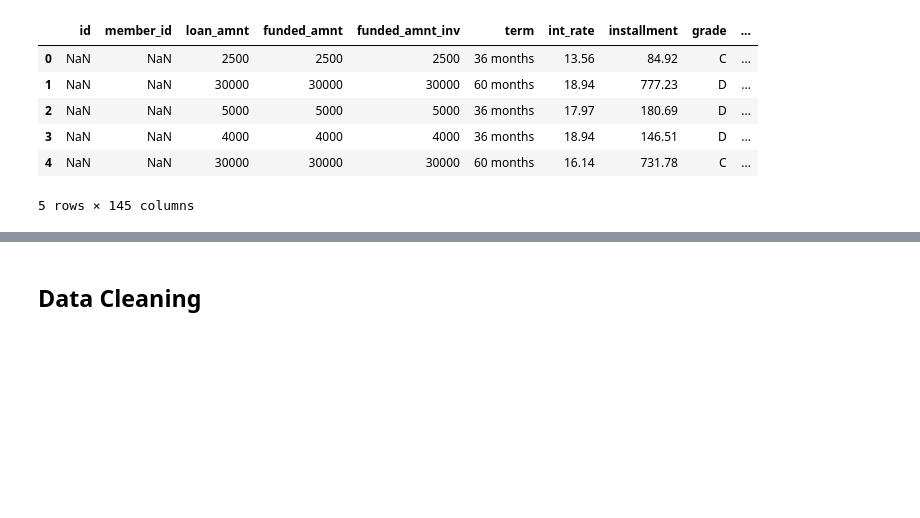
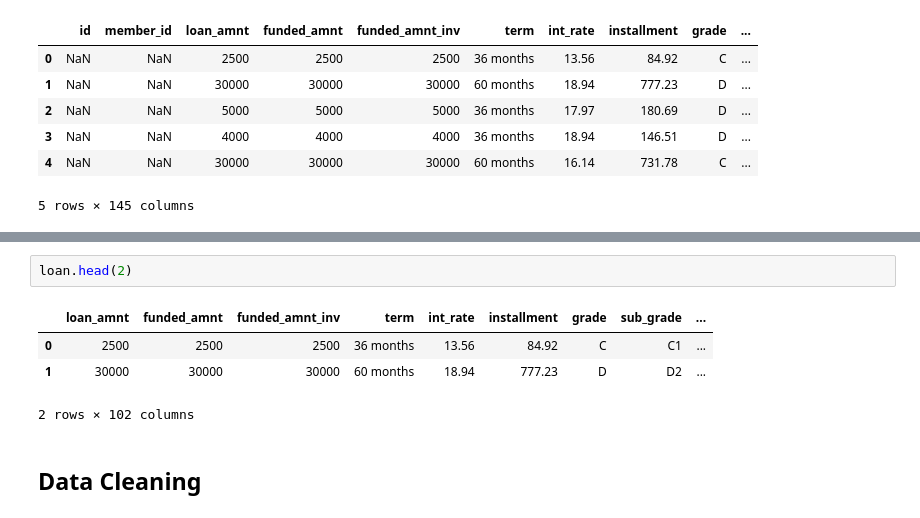
Before and after one commit to rahuluppuluri/Loan-Data-Analysis, a Jupyter notebook: loan_data_analysis.ipynb, the cells around one changed output, grey strips where cells are left out. Saved outputs shown, nothing was run; the diff lists cells and outputs as text; blank space fills up the shorter version.

```diff
--- a/loan_data_analysis.ipynb
+++ b/loan_data_analysis.ipynb
@@ -66,3 +74,10 @@ KeyError: "['id' 'member_id' 'url' 'desc'] not found in axis"
+# %%
+loan.head(2)
+# %% [output]
+|  | loan_amnt | funded_amnt | funded_amnt_inv | term | int_rate | installment | grade | sub_grade | ... |
+| 0 | 2500 | 2500 | 2500 | 36 months | 13.56 | 84.92 | C | C1 | ... |
+| 1 | 30000 | 30000 | 30000 | 60 months | 18.94 | 777.23 | D | D2 | ... |
+2 rows × 102 columns
 # %% [markdown]
 ## Data Cleaning
 # %% [markdown]
```
Also changed, not shown: parts of 4 cells of this notebook.
